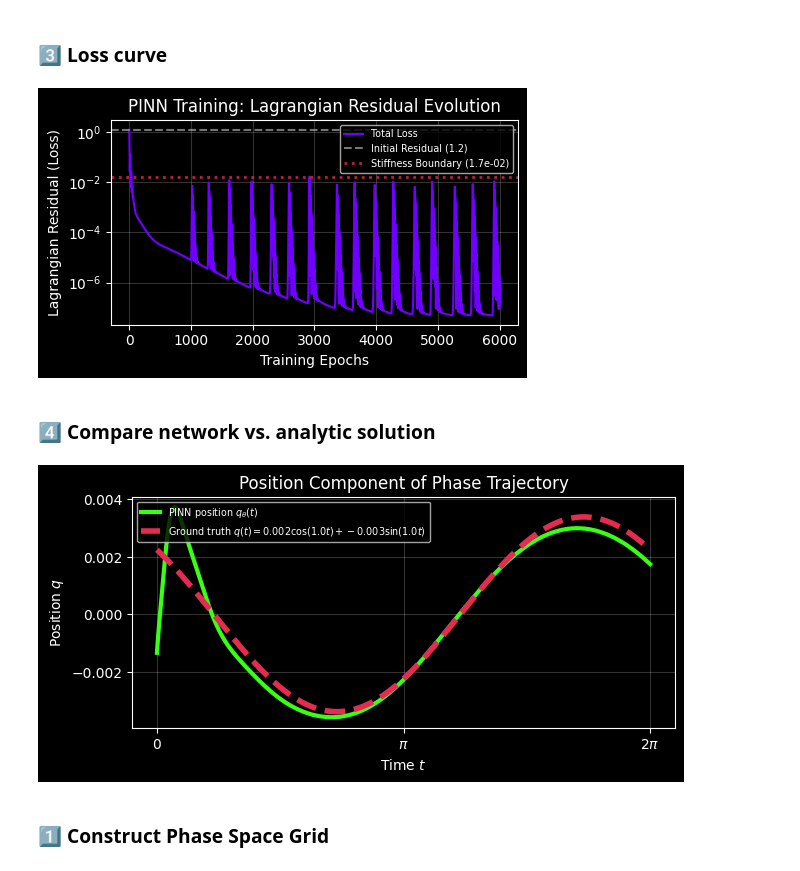
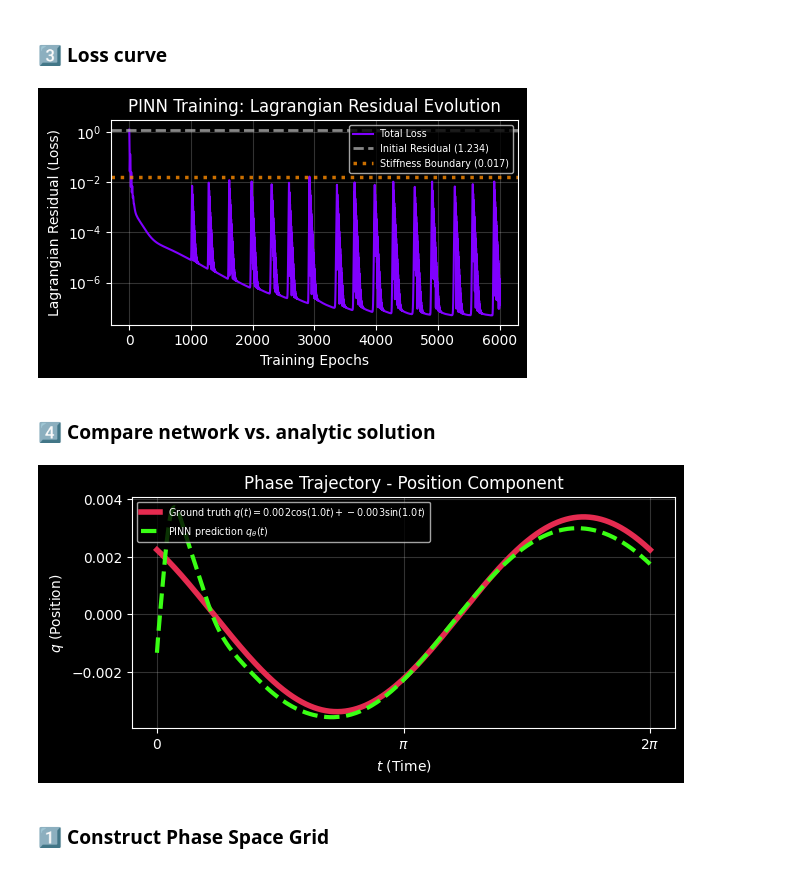
Before and after one commit to Scriber-Labs/lf-pinn-harmonic-oscillator, a Jupyter notebook: notebooks/demo.ipynb, the cells around one changed output. Cells and saved outputs as stored; diff of their text form; code cells hidden in the pictures.

```diff
--- a/notebooks/demo.ipynb
+++ b/notebooks/demo.ipynb
@@ -92,18 +92,18 @@ epoch 5600 | loss = 4.525625e-07
 ### 3️⃣ Loss curve
 # %%
 plt.figure(figsize=(5, 3))
-plt.plot(loss_history, linewidth=1.5, color="#6F00FF", label="Total Loss")
+plt.plot(loss_history, linewidth=1.5, color="#8000FF", label="Total Loss")
 
 # Baseline: The error of the untrained random model
 initial_val = initial_loss.item()
-plt.axhline(y=initial_val, color="#A9A9A9", ls="--", alpha=0.7,
-            label=f"Initial Residual ({initial_val:.1f})")
+plt.axhline(y=initial_val, color="#A9A9A9", ls="--", lw=2, alpha=0.8,
+            label=f"Initial Residual ({initial_val:.3f})")
 
 # Stiffness Boundary: The empirical maximum residual after discovery phase
 # We look at the peaks after the initial descent (epoch 1000+)
 peak_residual = max(loss_history[1000:])
-plt.axhline(y=peak_residual, color="#E52B50", ls=":", lw=2, alpha=0.8,
-            label=f"Stiffness Boundary ({peak_residual:.1e})")
+plt.axhline(y=peak_residual, color="#FF8C00", ls=":", lw=2.5, alpha=0.8,
+            label=f"Stiffness Boundary ({peak_residual:.3f})")
 
 plt.yscale("log")
 plt.xlabel("Training Epochs")
@@ -112,49 +112,49 @@ plt.title("PINN Training: Lagrangian Residual Evolution")
 plt.grid(True, which="both", alpha=0.2)
 plt.legend(frameon=True, fontsize='x-small', loc='best')
 plt.tight_layout()
-plt.savefig("../artifacts/training.png", dpi=200)
+plt.savefig("../artifacts/demo_visuals/training.png", dpi=200)
 plt.show()
 # %% [output]
-[figure, old version]
+[figure, new version]
 # %% [markdown]
 ### 4️⃣ Compare network vs. analytic solution
 # %%
 # Dense grid for visualization (extend to 2*T_max to see behavior beyond the training window)
 t_dense = torch.linspace(0, T_max, 1000, device=device).view(-1, 1)
 with torch.no_grad():
     q_theta_np = model(t_dense).cpu().squeeze()
 
 # Fit the two unknown constants (A, B) of the analytic solution
 # q(t) = A * cos(omega*t) + B * sin(omega*t) using least squares.
 t_np = t_dense.cpu().numpy()
 W_space    = np.column_stack([np.cos(omega * t_np),
                               np.sin(omega * t_np)])
 A_B, *_ = np.linalg.lstsq(W_space, q_theta_np.numpy(), rcond=None)    # [A, B]
 
 A, B = A_B
 q_exact_np = torch.tensor(W_space @ A_B, dtype=q_theta_np.dtype)
 
 # Plot results
 plt.figure(figsize=(7, 3))
 
-plt.plot(t_dense.cpu(), q_theta_np,  label=r"PINN position $q_\theta(t)$", color="#39FF14", lw=3)
+ground_truth_label = rf"Ground truth $q(t) = {A:.3f}\cos({omega}t) + {B:.3f}\sin({omega}t)$"
+plt.plot(t_dense.cpu(), q_exact_np, label=ground_truth_label, color="#E52B50", lw=4)
 
-ground_truth_label = rf"Ground truth $q(t) = {A:.3f}\cos({omega}t) + {B:.3f}\sin({omega}t)$"
-plt.plot(t_dense.cpu(), q_exact_np, label=ground_truth_label, ls="--", color="#E52B50", lw=4)
+plt.plot(t_dense.cpu(), q_theta_np, label=r"PINN prediction $q_\theta(t)$", color="#39FF14", lw=3, ls="--",)
 
-plt.xlabel(r"Time $t$")
-plt.ylabel(r"Position $q$")
+plt.xlabel(r"$t$ (Time)")
+plt.ylabel(r"$q$ (Position)")
 plt.xticks([0, np.pi, 2*np.pi], [r'$0$', r'$\pi$', r'$2\pi$']) # Add Pi-ticks!
-plt.title("Position Component of Phase Trajectory")
+plt.title("Phase Trajectory - Position Component")
 
 # Place legend at the top, centered
 plt.legend(frameon=True, fontsize='x-small', loc='best')
 
 plt.grid(True, which="both", alpha=0.2)
-plt.savefig("../artifacts/position_trajectory.png", dpi=200, bbox_inches='tight')
+plt.savefig("../artifacts/demo_visuals/position.png", dpi=200, bbox_inches='tight')
 plt.show()
 # %% [output]
-[figure, old version]
+[figure, new version]
 # %% [markdown]
 ### 1️⃣ Construct Phase Space Grid
 # %%
```
Also changed, not shown: parts of 3 cells of this notebook, 14 other files.
